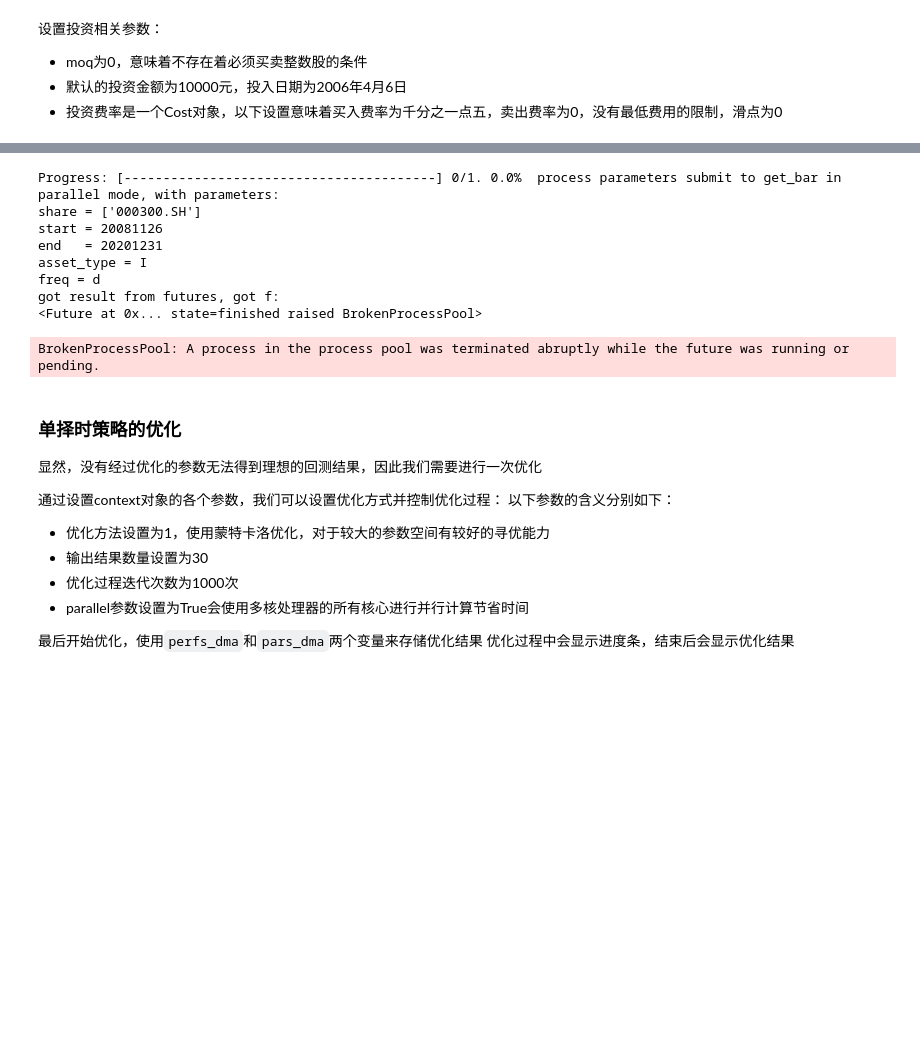
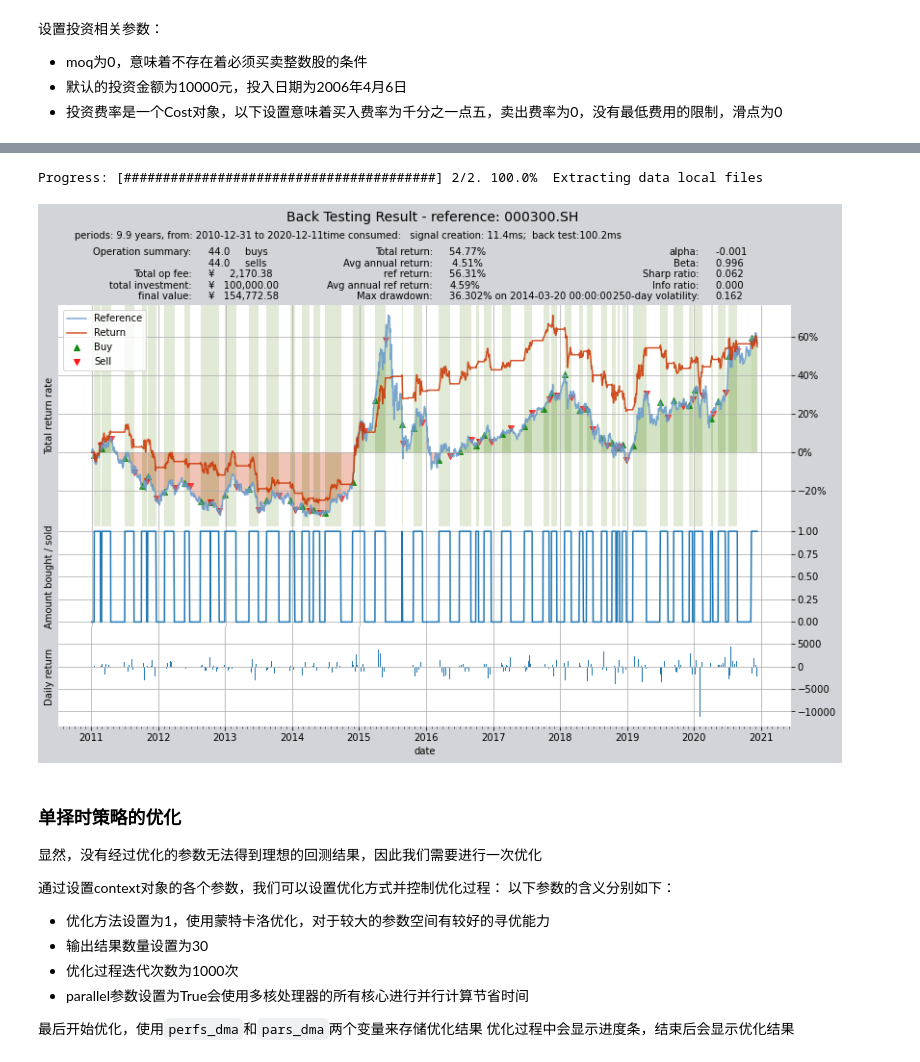
Before and after one commit to shepherdpp/qteasy, a Jupyter notebook: examples/strategy_optimization.ipynb, the cells around one changed output, grey strips where cells are left out. Drawn from its saved outputs; the diff is of its cells as text; code cells hidden in the pictures; blank space fills up the shorter version.

```diff
--- a/examples/strategy_optimization.ipynb
+++ b/examples/strategy_optimization.ipynb
@@ -71,19 +77,14 @@ op.set_parameter('r-0', pars=(8, -0.1443033))
 # %%
 qt.run(op,
        mode=1,
-       print_backtest_log=True,
+       print_backtest_log=False,
        parallel=False,
-      hist_data_channel='online')
+       visual=True,
+       hist_data_channel='local',
+       hist_dnld_parallel=0)
 # %% [output]
-Progress: [----------------------------------------] 0/1. 0.0%  process parameters submit to get_bar in parallel mode, with parameters:
-share = ['000300.SH']
-start = 20081126
-end   = 20201231
-asset_type = I
-freq = d
-got result from futures, got f:
-<Future at 0x... state=finished raised BrokenProcessPool>
+Progress: [########################################] 2/2. 100.0%  Extracting data local files
-BrokenProcessPool: A process in the process pool was terminated abruptly while the future was running or pending.
+[figure, added]
 # %% [markdown]
 ### 单择时策略的优化
 显然，没有经过优化的参数无法得到理想的回测结果，因此我们需要进行一次优化
```
Also changed, not shown: parts of 17 cells of this notebook, 6 other files.
